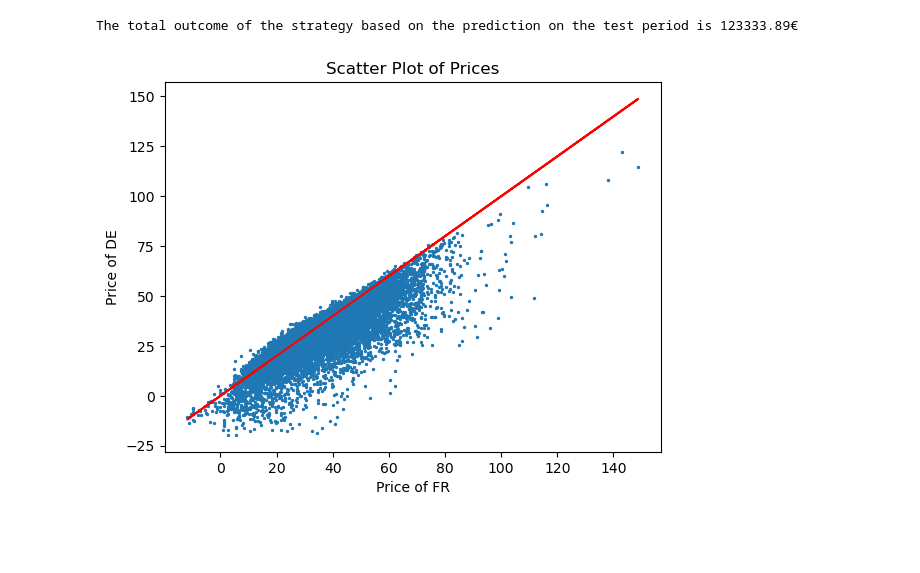
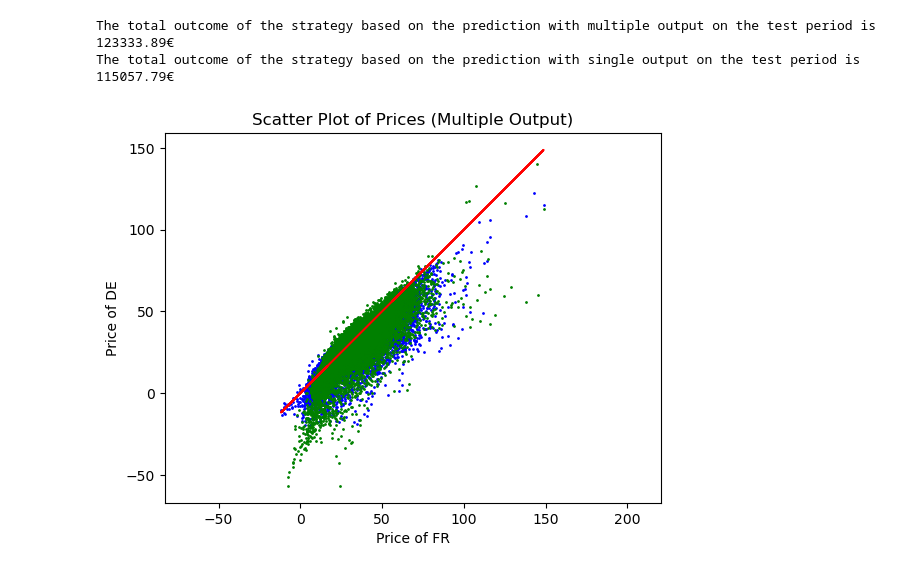
Before and after one commit to Matis-n/EPFDAML, a Jupyter notebook: work/analysis/trading_strategy.ipynb, the cells around one changed output. Cells and saved outputs as stored; diff of their text form; code cells hidden in the pictures; blank space fills up the shorter version.

Commit message:
update trading_strategy

```diff
--- a/work/analysis/trading_strategy.ipynb
+++ b/work/analysis/trading_strategy.ipynb
@@ -34,21 +49,12 @@ df_real_2 = pd.read_csv('test.csv')
 # %%
-# Rename the columns of df_pred
+# Rename the columns
 new_columns = {}
 for hour in range(24):
     new_columns[str(hour)] = f'{Country1}_price_{hour}'
     new_columns[str(hour + 24)] = f'{Country2}_price_{hour}'
-df_pred = df_pred_bi.rename(columns=new_columns)
 
-# Rename the columns of df_pred_1 and df_pred_2
-new_columns_1, new_columns_2 = {}, {}
-for hour in range(24):
-    new_columns_1[str(hour)] = f'{Country1}_price_{hour}'
-    new_columns_2[str(hour)] = f'{Country2}_price_{hour}'
-df_pred_1, df_pred_2 = df_pred.rename(columns=new_columns_1), df_pred.rename(columns=new_columns_2)
-
-# Concatenate the dataframes
-df_pred_single = pd.concat([df_pred_1, df_pred_2], axis=1)
-df_real_single = pd.concat([df_real_1, df_real_2], axis=1)
+df_pred_bi = df_pred_bi.rename(columns=new_columns)
+df_pred_single = df_pred_single.rename(columns=new_columns)
 # %%
 # Initialize a counter for correct predictions
 correct_predictions_bi = 0
@@ -124,44 +131,37 @@ for _, row in df_pred_single.iterrows():
         else:
             total_outcome_single += country1_price_real - country2_price_real
 
+print(f'The total outcome of the strategy based on the prediction with multiple output on the test period is {total_outcome_bi:.2f}€')
 print(f'The total outcome of the strategy based on the prediction with single output on the test period is {total_outcome_single:.2f}€')
 # %% [output]
-The total outcome of the strategy based on the prediction on the test period is 123333.89€
+The total outcome of the strategy based on the prediction with multiple output on the test period is 123333.89€
+The total outcome of the strategy based on the prediction with single output on the test period is 115057.79€
 # %%
 import matplotlib.pyplot as plt
 
 # Extract the price columns for Country1 and Country2
-country1_prices = df_pred_bi[[f'{Country1}_price_{hour}' for hour in range(24)]].values.flatten()
-country2_prices = df_pred_bi[[f'{Country2}_price_{hour}' for hour in range(24)]].values.flatten()
+country1_prices_bi = df_pred_bi[[f'{Country1}_price_{hour}' for hour in range(24)]].values.flatten()
+country2_prices_bi = df_pred_bi[[f'{Country2}_price_{hour}' for hour in range(24)]].values.flatten()
+
+# Extract the price columns for Country1 and Country2
+country1_prices_single = df_pred_single[[f'{Country1}_price_{hour}' for hour in range(24)]].values.flatten()
+country2_prices_single = df_pred_single[[f'{Country2}_price_{hour}' for hour in range(24)]].values.flatten()
 
 # Plot the scatter plot
-plt.scatter(country1_prices, country2_prices, s=2)
+plt.scatter(country1_prices_bi, country2_prices_bi, s=1, color='blue')
+
+# Plot the scatter plot
+plt.scatter(country1_prices_single, country2_prices_single, s=1, color='green')
+
 # Add the line y=x
-plt.plot(country1_prices, country1_prices, color='red')
-
+plt.plot(country1_prices_bi, country1_prices_bi, color='red')
+plt.axis('equal')
 # Set the labels and title
 plt.xlabel(f'Price of {Country1}')
 plt.ylabel(f'Price of {Country2}')
 plt.title('Scatter Plot of Prices (Multiple Output)')
 
 # Show the plot
 plt.show()
-
-# Extract the price columns for Country1 and Country2
-country1_prices = df_pred_single[[f'{Country1}_price_{hour}' for hour in range(24)]].values.flatten()
-country2_prices = df_pred_single[[f'{Country2}_price_{hour}' for hour in range(24)]].values.flatten()
-
-# Plot the scatter plot
-plt.scatter(country1_prices, country2_prices, s=2)
-# Add the line y=x
-plt.plot(country1_prices, country1_prices, color='red')
-
-# Set the labels and title
-plt.xlabel(f'Price of {Country1}')
-plt.ylabel(f'Price of {Country2}')
-plt.title('Scatter Plot of Prices (Single Output)')
-
-# Show the plot
-plt.show()
 # %% [output]
-[figure, old version]
+[figure, new version]
```
Also changed, not shown: parts of 5 cells of this notebook.
